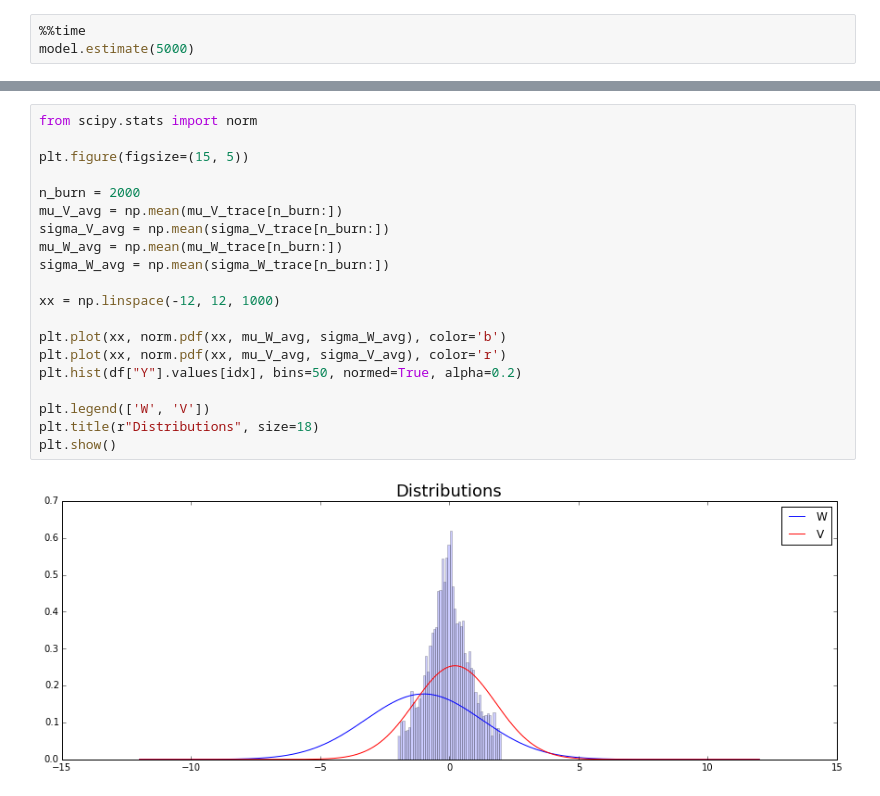
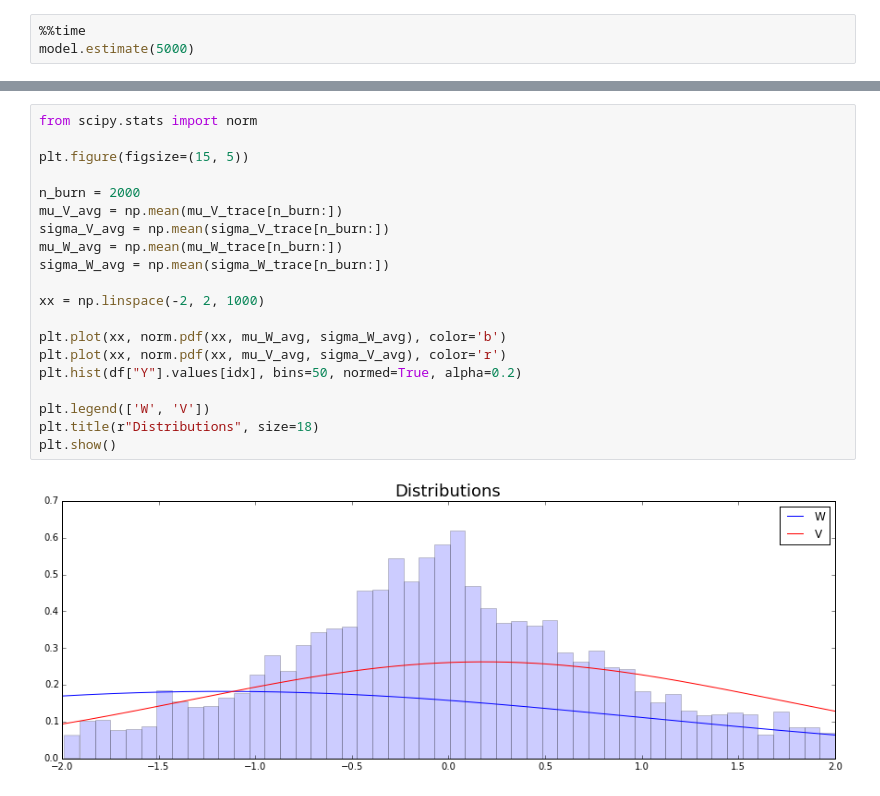
Before and after one commit to CompSquad/qmmc, a Jupyter notebook: examples/GAUSSIAN Extended RFQ model.ipynb, the cells around one changed output, grey strips where cells are left out. Saved outputs shown, nothing was run; the diff lists cells and outputs as text.

```diff
--- a/examples/GAUSSIAN Extended RFQ model.ipynb
+++ b/examples/GAUSSIAN Extended RFQ model.ipynb
@@ -140,22 +140,22 @@ plt.show()
 # %%
 from scipy.stats import norm
 
 plt.figure(figsize=(15, 5))
 
 n_burn = 2000
 mu_V_avg = np.mean(mu_V_trace[n_burn:])
 sigma_V_avg = np.mean(sigma_V_trace[n_burn:])
 mu_W_avg = np.mean(mu_W_trace[n_burn:])
 sigma_W_avg = np.mean(sigma_W_trace[n_burn:])
 
-xx = np.linspace(-12, 12, 1000)
+xx = np.linspace(-2, 2, 1000)
 
 plt.plot(xx, norm.pdf(xx, mu_W_avg, sigma_W_avg), color='b')
 plt.plot(xx, norm.pdf(xx, mu_V_avg, sigma_V_avg), color='r')
 plt.hist(df["Y"].values[idx], bins=50, normed=True, alpha=0.2)
 
 plt.legend(['W', 'V'])
 plt.title(r"Distributions", size=18)
 plt.show()
 # %% [output]
-[figure, old version]
+[figure, new version]
```
Also changed, not shown: parts of 1 cell of this notebook, 10 other files.
